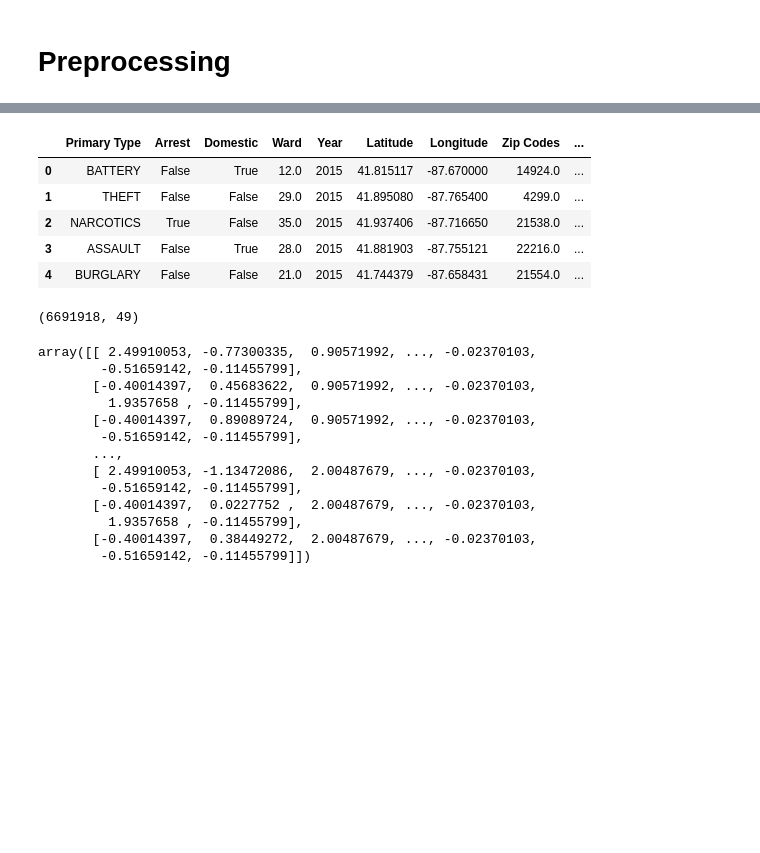
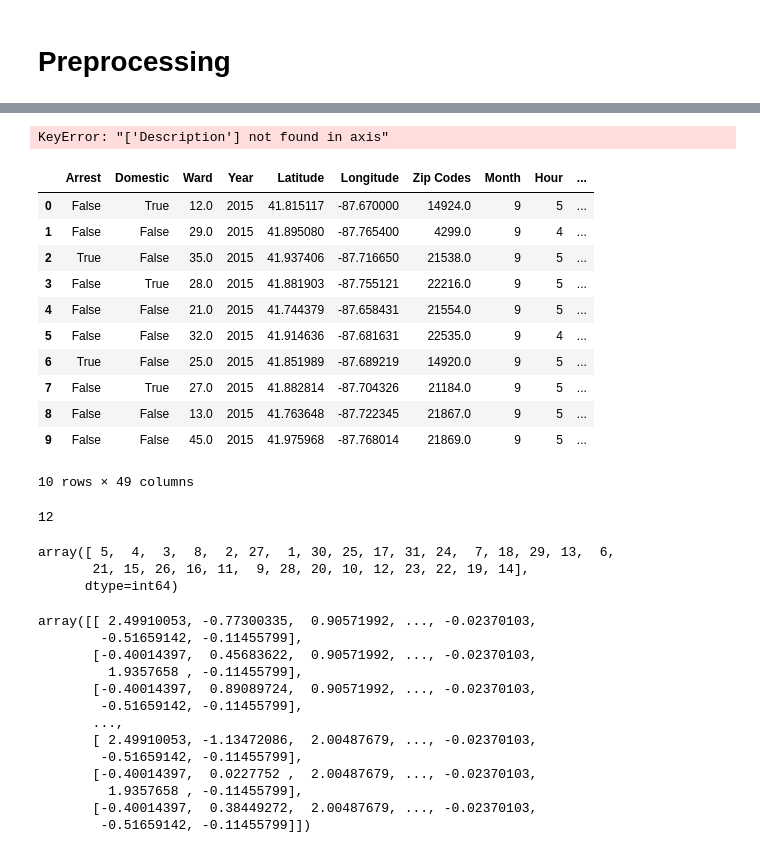
Before and after one commit to Karla-Flores/Arrests-Predictor, a Jupyter notebook: Logistic_Regression/Chicago_Crime_Logistic_Regression.ipynb, the cells around one changed output, grey strips where cells are left out. Cells and saved outputs as stored; diff of their text form; code cells hidden in the pictures; blank space fills up the shorter version.

```diff
--- a/Logistic_Regression/Chicago_Crime_Logistic_Regression.ipynb
+++ b/Logistic_Regression/Chicago_Crime_Logistic_Regression.ipynb
@@ -16,6 +16,6 @@ from sklearn.metrics import classification_report
 import matplotlib.pyplot as plt
 import pandas as pd
 # %%
-data = pd.read_csv('chicago_crime_db.csv')
-data
+data = pd.read_csv('../Resources/chicago_crime_db.csv')
+data.head()
 # %% [output]
@@ -35,21 +28,39 @@ data
 # %%
 data.drop('Description',axis=1, inplace = True)
+# %% [output]
+KeyError: "['Description'] not found in axis"
 # %%
-data.head()
+data.head(10)
 # %% [output]
-|  | Primary Type | Arrest | Domestic | Ward | Year | Latitude | Longitude | Zip Codes | ... |
-| 0 | BATTERY | False | True | 12.0 | 2015 | 41.815117 | -87.670000 | 14924.0 | ... |
-| 1 | THEFT | False | False | 29.0 | 2015 | 41.895080 | -87.765400 | 4299.0 | ... |
-| 2 | NARCOTICS | True | False | 35.0 | 2015 | 41.937406 | -87.716650 | 21538.0 | ... |
-| 3 | ASSAULT | False | True | 28.0 | 2015 | 41.881903 | -87.755121 | 22216.0 | ... |
-| 4 | BURGLARY | False | False | 21.0 | 2015 | 41.744379 | -87.658431 | 21554.0 | ... |
+|  | Arrest | Domestic | Ward | Year | Latitude | Longitude | Zip Codes | Month | Hour | ... |
+| 0 | False | True | 12.0 | 2015 | 41.815117 | -87.670000 | 14924.0 | 9 | 5 | ... |
+| 1 | False | False | 29.0 | 2015 | 41.895080 | -87.765400 | 4299.0 | 9 | 4 | ... |
+| 2 | True | False | 35.0 | 2015 | 41.937406 | -87.716650 | 21538.0 | 9 | 5 | ... |
+| 3 | False | True | 28.0 | 2015 | 41.881903 | -87.755121 | 22216.0 | 9 | 5 | ... |
+| 4 | False | False | 21.0 | 2015 | 41.744379 | -87.658431 | 21554.0 | 9 | 5 | ... |
+| 5 | False | False | 32.0 | 2015 | 41.914636 | -87.681631 | 22535.0 | 9 | 4 | ... |
+| 6 | True | False | 25.0 | 2015 | 41.851989 | -87.689219 | 14920.0 | 9 | 5 | ... |
+| 7 | False | True | 27.0 | 2015 | 41.882814 | -87.704326 | 21184.0 | 9 | 5 | ... |
+| 8 | False | False | 13.0 | 2015 | 41.763648 | -87.722345 | 21867.0 | 9 | 5 | ... |
+| 9 | False | False | 45.0 | 2015 | 41.975968 | -87.768014 | 21869.0 | 9 | 5 | ... |
+10 rows × 49 columns
 # %%
 # Convert categorical data to numeric with `pd.get_dummies`
 data = pd.get_dummies(data, columns = ['Location Description', 'Primary Type'],dtype=float)
-# %%
-data.shape
-# %% [output]
-(6691918, 49)
+# %%
+
+d = [{'date': '12/25/2020'}]
+df2 = pd.DataFrame(d)
+df2['date'] = pd.to_datetime(df2['date'])
+df2.date.iloc[0].month
+# %% [output]
+12
+# %%
+data.Hour.unique()
+# %% [output]
+array([ 5,  4,  3,  8,  2, 27,  1, 30, 25, 17, 31, 24,  7, 18, 29, 13,  6,
+       21, 15, 26, 16, 11,  9, 28, 20, 10, 12, 23, 22, 19, 14],
+      dtype=int64)
 # %%
 # Split our preprocessed data into our features and target arrays
 y = data.Arrest
```
Also changed, not shown: parts of 1 cell of this notebook, 1 other file.
